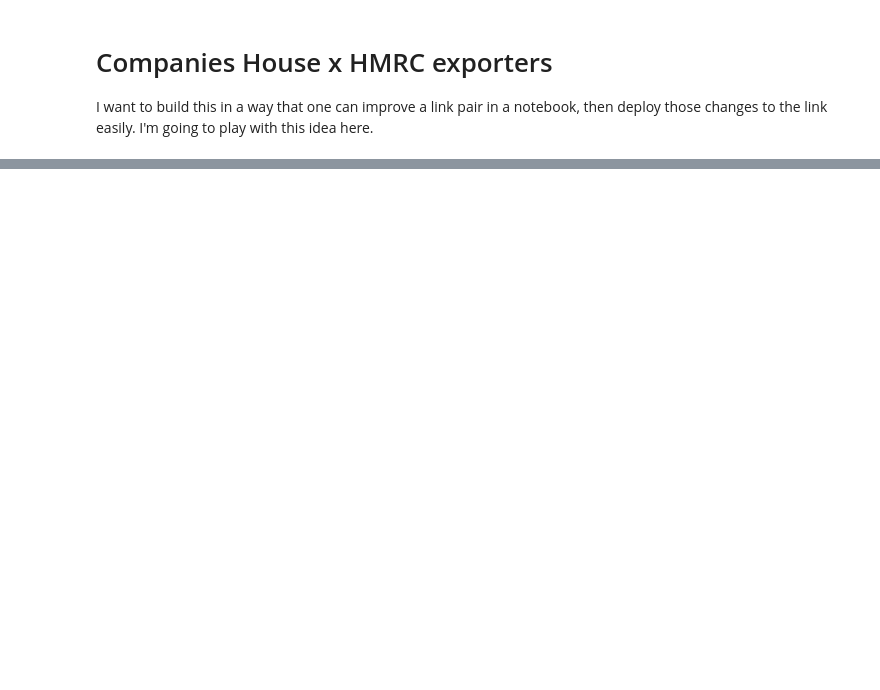
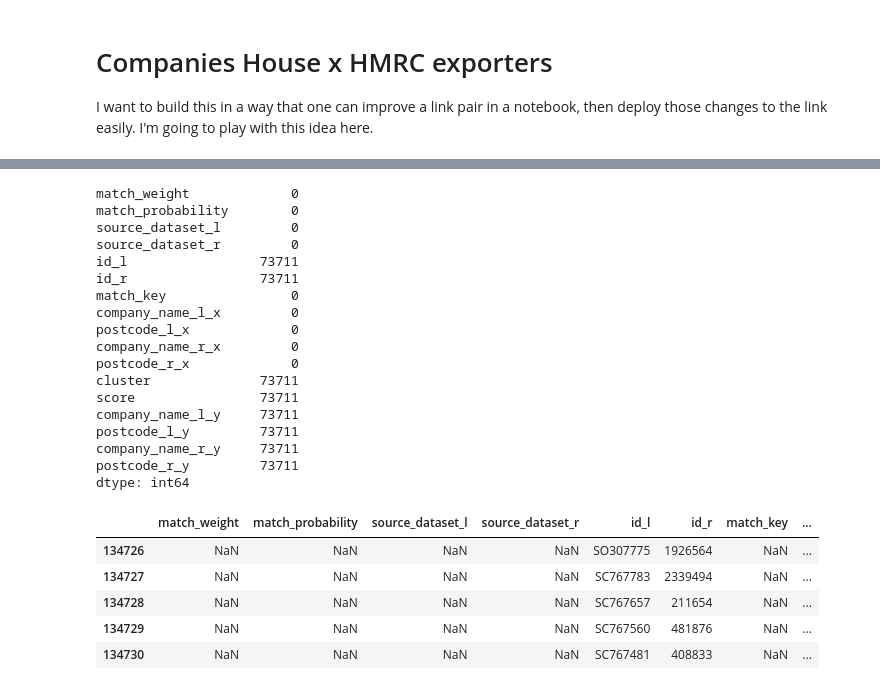
Before and after one commit to will-langdale/matchbox, a Jupyter notebook: notebooks/WL_CHxExp.ipynb, the cells around one changed output, grey strips where cells are left out. Saved outputs shown, nothing was run; the diff lists cells and outputs as text; code cells hidden in the pictures; blank space fills up the shorter version.

```diff
--- a/notebooks/WL_CHxExp.ipynb
+++ b/notebooks/WL_CHxExp.ipynb
@@ -127,0 +271,28 @@ existing
+# %%
+existing_only.count()
+existing_only.head(5)
+# %% [output]
+match_weight             0
+match_probability        0
+source_dataset_l         0
+source_dataset_r         0
+id_l                 73711
+id_r                 73711
+match_key                0
+company_name_l_x         0
+postcode_l_x             0
+company_name_r_x         0
+postcode_r_x             0
+cluster              73711
+score                73711
+company_name_l_y     73711
+postcode_l_y         73711
+company_name_r_y     73711
+postcode_r_y         73711
+dtype: int64
+|  | match_weight | match_probability | source_dataset_l | source_dataset_r | id_l | id_r | match_key | ... |
+| 134726 | NaN | NaN | NaN | NaN | SO307775 | 1926564 | NaN | ... |
+| 134727 | NaN | NaN | NaN | NaN | SC767783 | 2339494 | NaN | ... |
+| 134728 | NaN | NaN | NaN | NaN | SC767657 | 211654 | NaN | ... |
+| 134729 | NaN | NaN | NaN | NaN | SC767560 | 481876 | NaN | ... |
+| 134730 | NaN | NaN | NaN | NaN | SC767481 | 408833 | NaN | ... |
```
Also changed, not shown: parts of 13 cells of this notebook, 7 other files.
